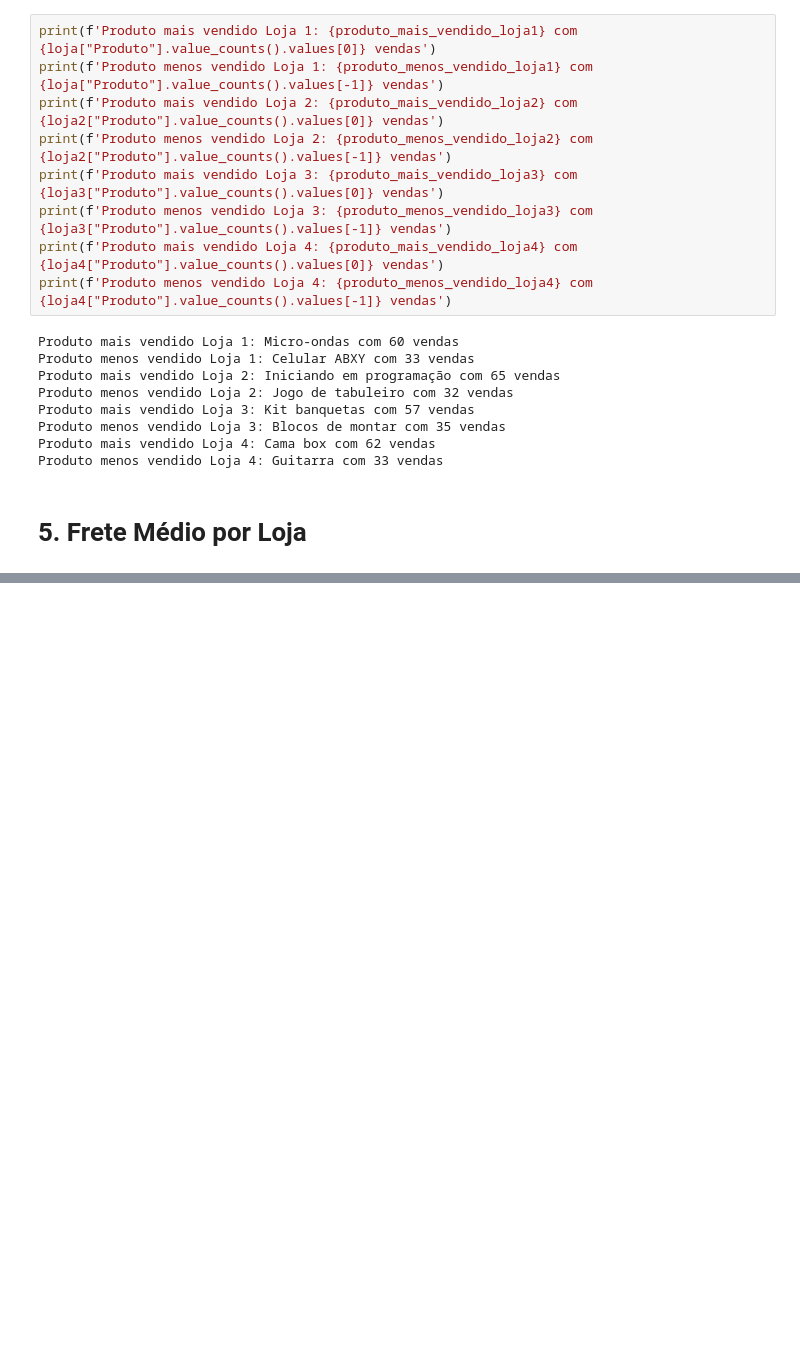
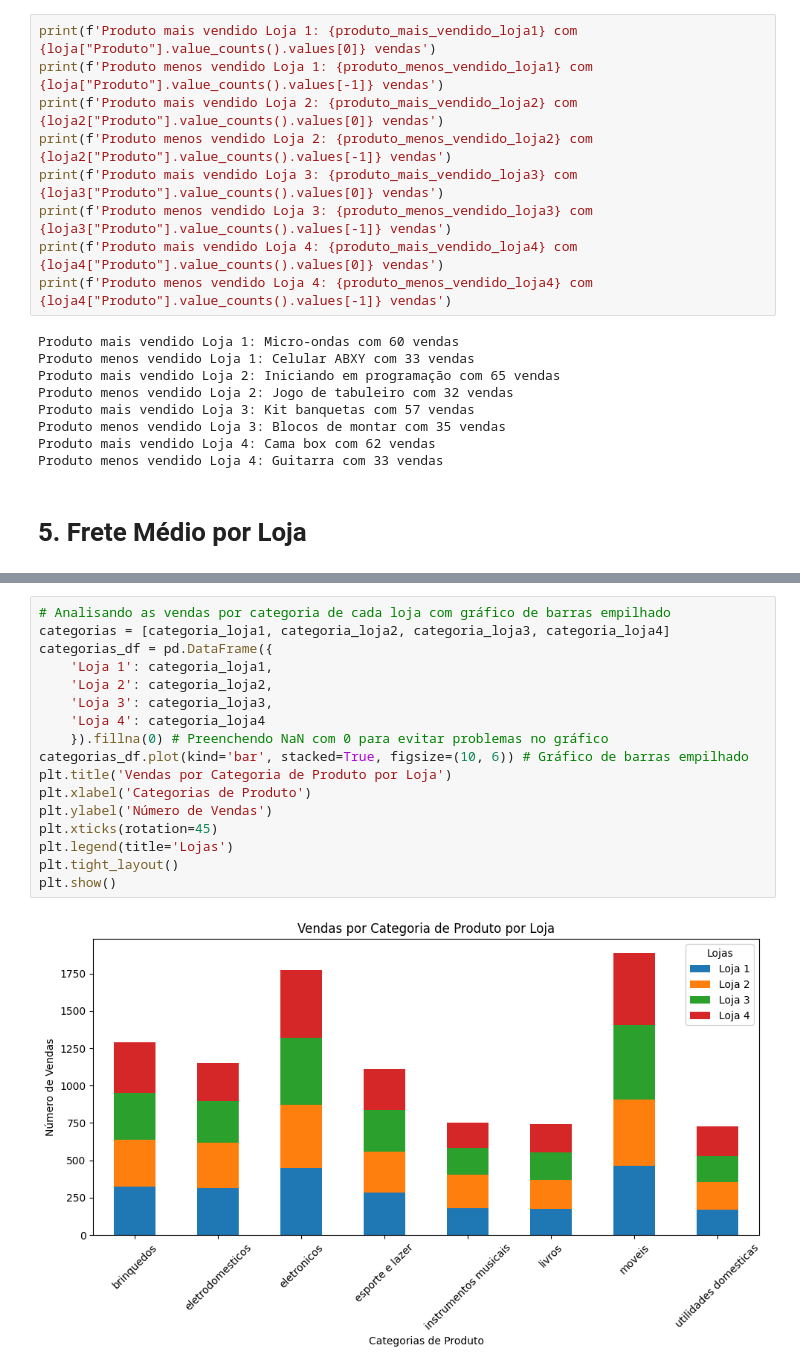
Before and after one commit to euvnovaes/challenge1-alura-data-science, a Jupyter notebook: AluraStoreBr.ipynb, the cells around one changed output, grey strips where cells are left out. Drawn from its saved outputs; the diff is of its cells as text; blank space fills up the shorter version.

```diff
--- a/AluraStoreBr.ipynb
+++ b/AluraStoreBr.ipynb
@@ -105,0 +137,19 @@ Produto menos vendido Loja 4: Guitarra com 33 vendas
+# %%
+# Analisando as vendas por categoria de cada loja com gráfico de barras empilhado
+categorias = [categoria_loja1, categoria_loja2, categoria_loja3, categoria_loja4]
+categorias_df = pd.DataFrame({
+    'Loja 1': categoria_loja1,
+    'Loja 2': categoria_loja2,
+    'Loja 3': categoria_loja3,
+    'Loja 4': categoria_loja4
+    }).fillna(0) # Preenchendo NaN com 0 para evitar problemas no gráfico
+categorias_df.plot(kind='bar', stacked=True, figsize=(10, 6)) # Gráfico de barras empilhado
+plt.title('Vendas por Categoria de Produto por Loja')
+plt.xlabel('Categorias de Produto')
+plt.ylabel('Número de Vendas')
+plt.xticks(rotation=45)
+plt.legend(title='Lojas')
+plt.tight_layout()
+plt.show()
+# %% [output]
+[figure, added]
```
Also changed, not shown: parts of 8 cells of this notebook.
